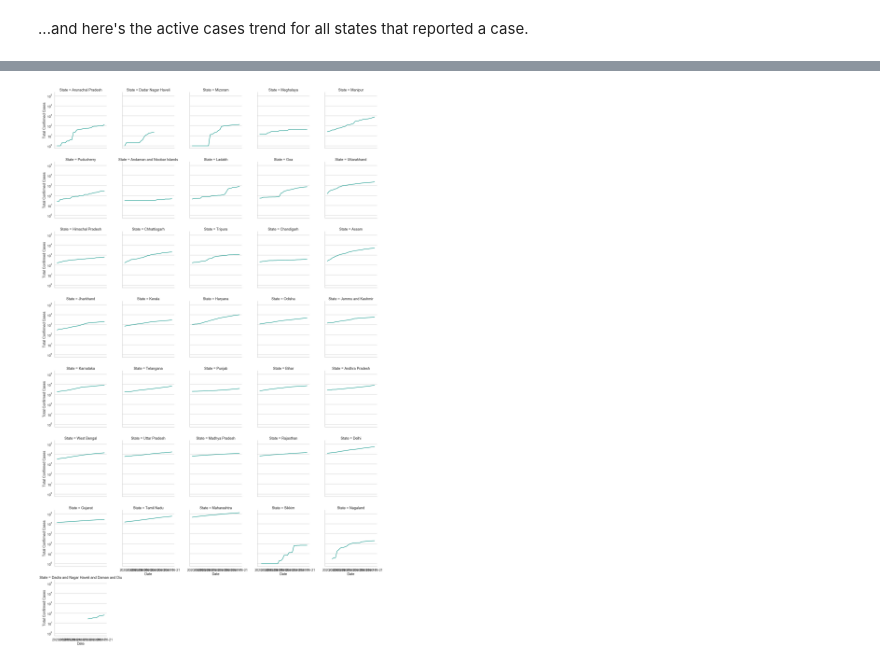
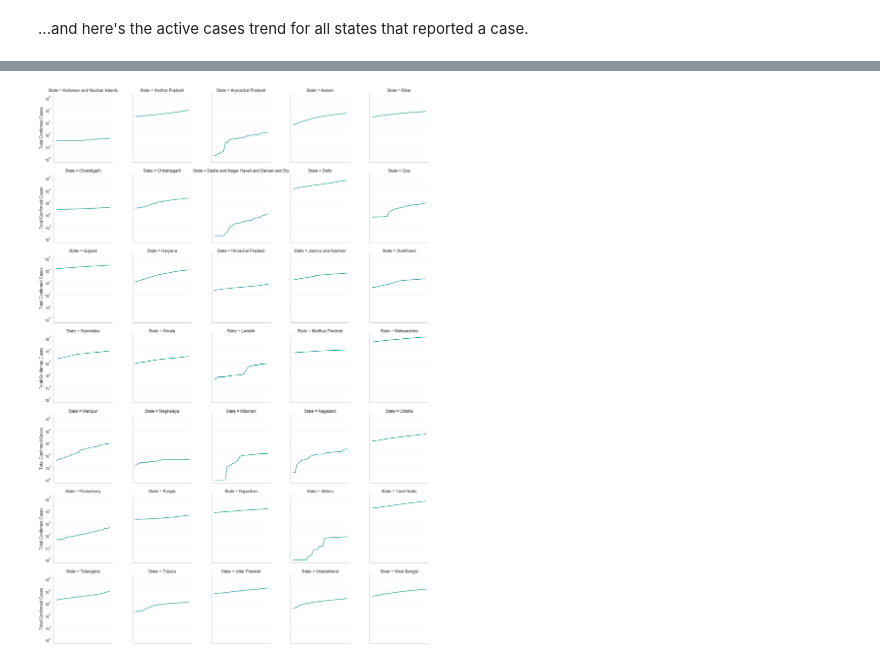
Before and after one commit to amitvsavant/covid19-india-state-timeseries, a Jupyter notebook: src/COVID-19 India Timeseries Visualization.ipynb, the cells around one changed output, grey strips where cells are left out. Saved outputs shown, nothing was run; the diff lists cells and outputs as text; code cells hidden in the pictures.

```diff
--- a/src/COVID-19 India Timeseries Visualization.ipynb
+++ b/src/COVID-19 India Timeseries Visualization.ipynb
@@ -359,12 +360,18 @@ corona_data = corona_data.reset_index()
 # %%
-
+# Sort descending
+corona_data = corona_data.sort_values(by=['State','Date'])
+corona_data = corona_data.reset_index()
 
 sns.set_style("whitegrid")
+sns.set_context("talk", rc={"grid.linewidth": 0.3})
 g = sns.FacetGrid(corona_data, col="State", col_wrap=5, height=5)
 g = g.map(plt.plot, "Date", "Total Confirmed Cases", color=sns.xkcd_rgb["teal"],).set(yscale ='log')
+xlabels = [''  for x in range(30)]
 
-# Set the scale of the x-and y-axes
+# Hide x axis gridlines
 for ax in g.axes:
     ax.xaxis.grid(False)
+    ax.set_xticklabels(xlabels)
+    ax.set(xlabel=None)
 # %% [output]
-[figure, old version]
+[figure, new version]
```
Also changed, not shown: parts of 9 cells of this notebook, 1 other file.
